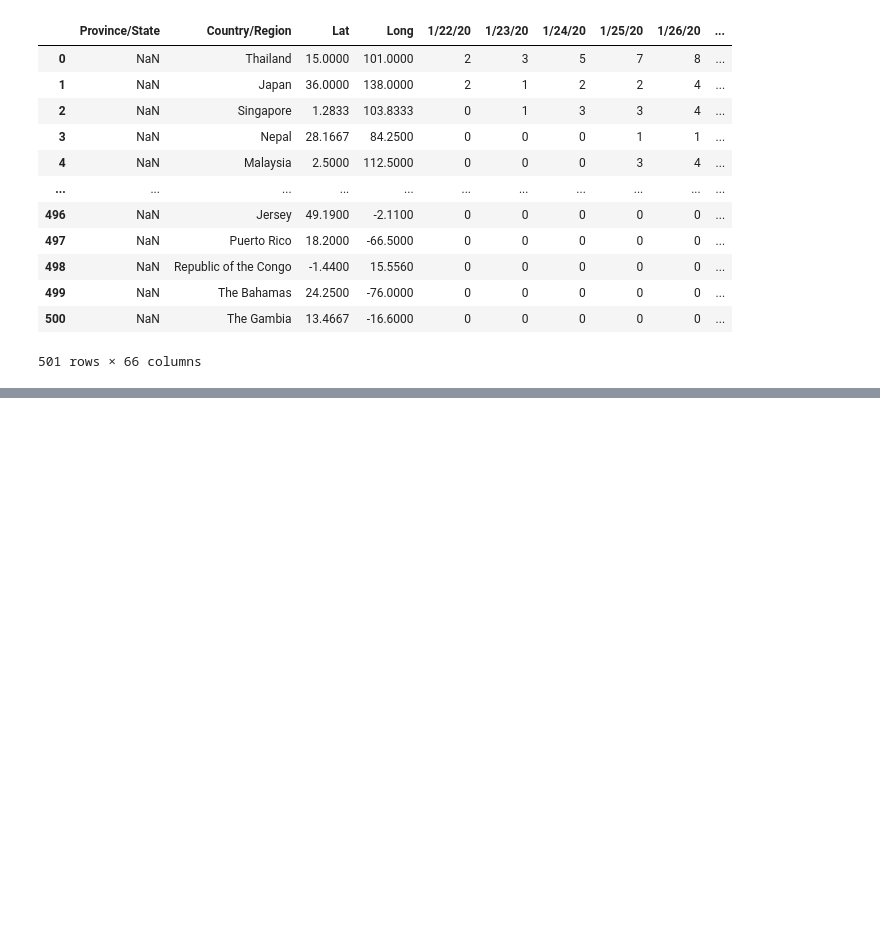
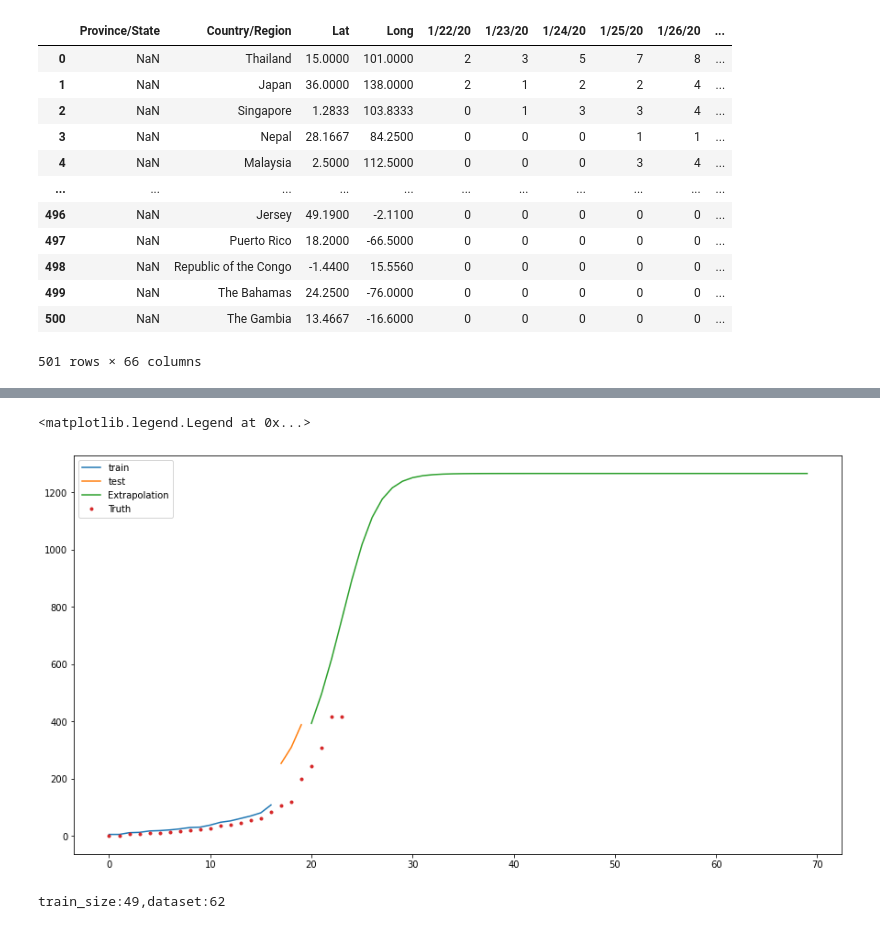
Before and after one commit to zhuowenzhao/COVID19-prediction, a Jupyter notebook: Kieran.ipynb, the cells around one changed output, grey strips where cells are left out. Drawn from its saved outputs; the diff is of its cells as text; code cells hidden in the pictures; blank space fills up the shorter version.

Commit message:
Added some extrapolation

```diff
--- a/Kieran.ipynb
+++ b/Kieran.ipynb
@@ -306,0 +320,27 @@ plt.plot(X,china_val,'.')
+# %%
+plt.figure(figsize=(15,8))
+xlength=len(trainX)+len(testX)
+plt.plot(np.arange(0,len(trainX),1),scaler.inverse_transform(model.predict(trainX.reshape(len(trainX),1,1))),label='train')
+plt.plot(np.arange(len(trainX),xlength,1),scaler.inverse_transform(model.predict(testX.reshape(len(testX),1,1))),label='test')
+plt.plot(np.arange(xlength, xlength+days_ahead, 1),scaler.inverse_transform(extraper(50)),label='Extrapolation')
+plt.plot(np.arange(0,len(data.values),1),data.values,'.',label='Truth')
+plt.legend()
+# %% [output]
+<matplotlib.legend.Legend at 0x...>
+[figure, added]
+# %%
+data = pd.DataFrame( { 'hubei deaths':hubei.reshape((62,)) } )
+dataset = data.values
+dataset = dataset.astype('int32')
+scaler = MinMaxScaler(feature_range=(0, 1))
+dataset = scaler.fit_transform(dataset)
+train_size = int(len(dataset) * 0.80)
+test_size = len(dataset) - train_size
+print('train_size:{},dataset:{}'.format(train_size,len(dataset)))
+train, test = dataset[0:train_size,:], dataset[train_size:len(dataset),:]
+look_back = 1
+extrap=np.arange(,30,1)
+trainX, trainY = create_dataset(train, look_back)
+testX, testY = create_dataset(test, look_back)
+# %% [output]
+train_size:49,dataset:62
```
Also changed, not shown: parts of 11 cells of this notebook.
